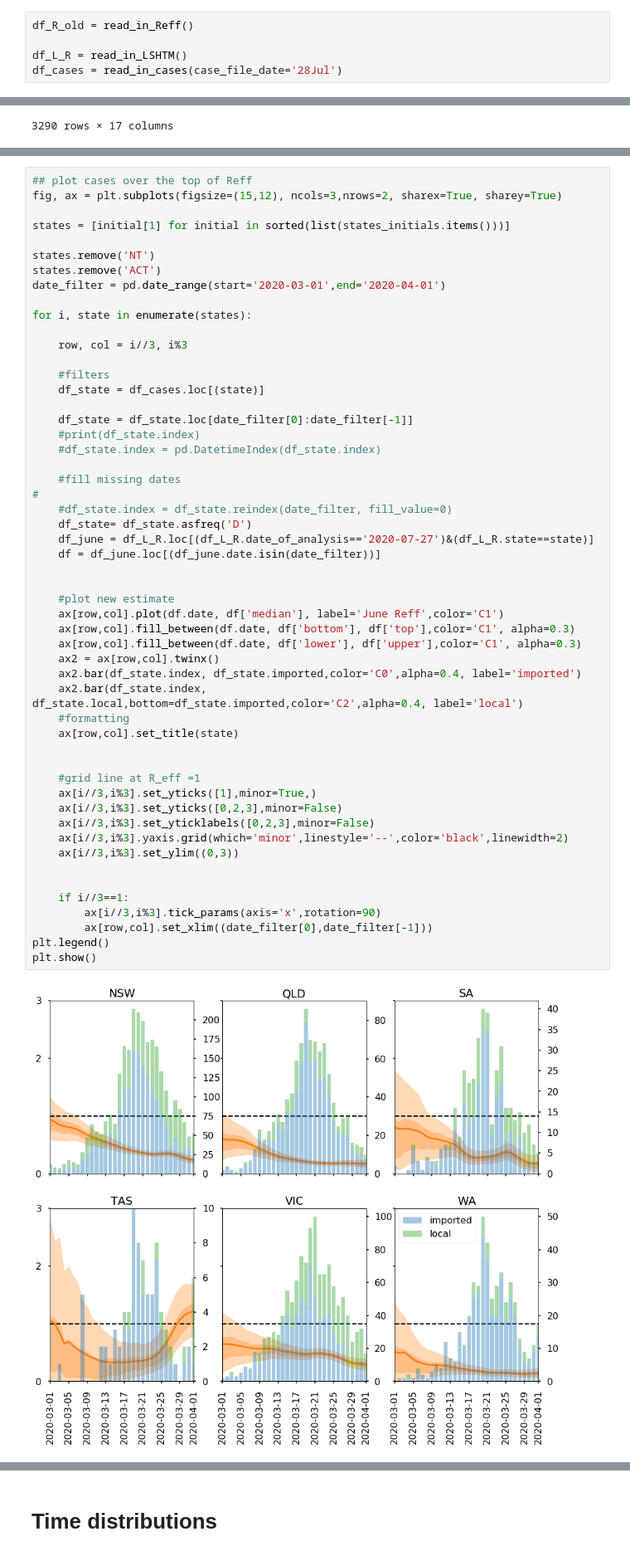
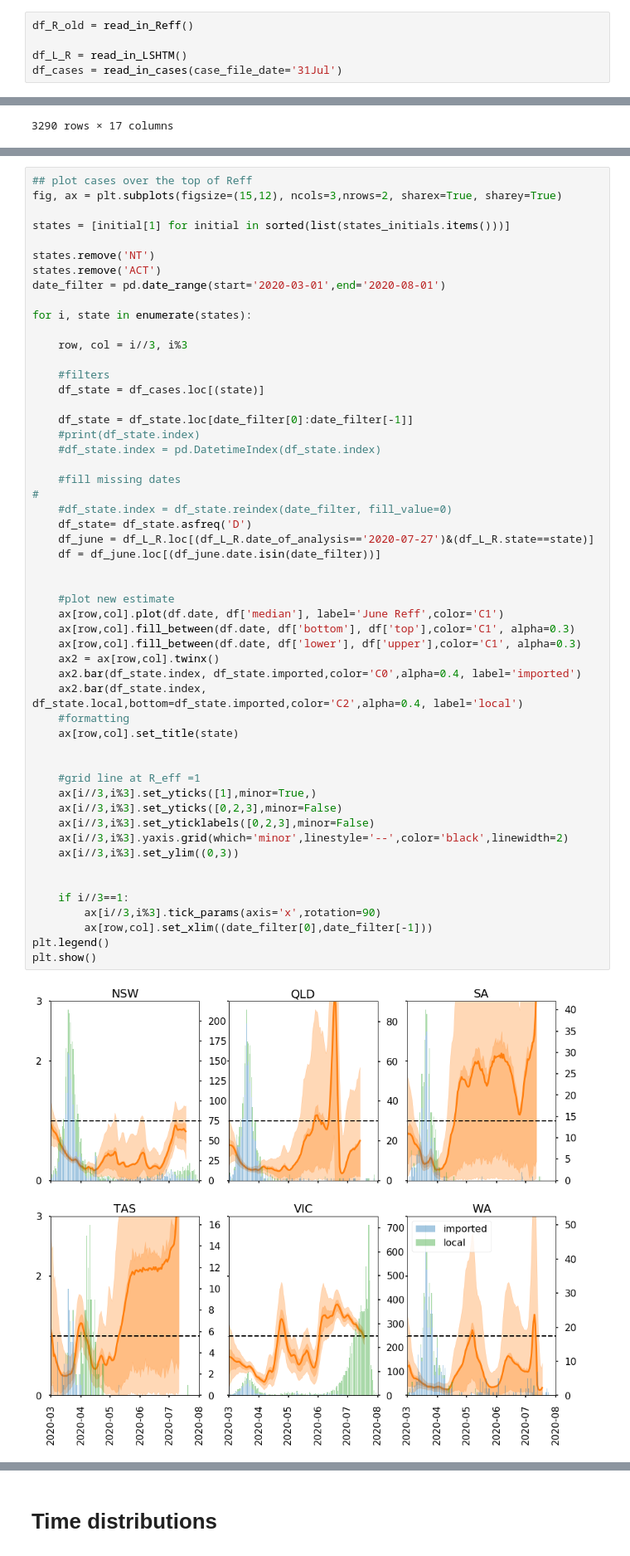
Before and after one commit to tdennisliu/covid19-forecasting-aus, a Jupyter notebook: model/lshtm_reff.ipynb, the cells around one changed output, grey strips where cells are left out. Shown at 83% size. Drawn from its saved outputs; the diff is of its cells as text.

```diff
--- a/model/lshtm_reff.ipynb
+++ b/model/lshtm_reff.ipynb
@@ -16,7 +16,7 @@ from Reff_constants import *
 df_R_old = read_in_Reff()
 
 df_L_R = read_in_LSHTM()
-df_cases = read_in_cases(case_file_date='28Jul')
+df_cases = read_in_cases(case_file_date='31Jul')
 # %%
 df_L_R
 # %% [output]
@@ -104,7 +104,7 @@ states = [initial[1] for initial in sorted(list(states_initials.items()))]
 
 states.remove('NT')
 states.remove('ACT')
-date_filter = pd.date_range(start='2020-03-01',end='2020-04-01')
+date_filter = pd.date_range(start='2020-03-01',end='2020-08-01')
 
 for i, state in enumerate(states):
 
@@ -123,34 +123,34 @@ for i, state in enumerate(states):
     df_state= df_state.asfreq('D')
     df_june = df_L_R.loc[(df_L_R.date_of_analysis=='2020-07-27')&(df_L_R.state==state)]
     df = df_june.loc[(df_june.date.isin(date_filter))]
 
 
     #plot new estimate
     ax[row,col].plot(df.date, df['median'], label='June Reff',color='C1')
     ax[row,col].fill_between(df.date, df['bottom'], df['top'],color='C1', alpha=0.3)
     ax[row,col].fill_between(df.date, df['lower'], df['upper'],color='C1', alpha=0.3)
     ax2 = ax[row,col].twinx()
     ax2.bar(df_state.index, df_state.imported,color='C0',alpha=0.4, label='imported')
     ax2.bar(df_state.index, df_state.local,bottom=df_state.imported,color='C2',alpha=0.4, label='local')
     #formatting
     ax[row,col].set_title(state)
 
 
     #grid line at R_eff =1
     ax[i//3,i%3].set_yticks([1],minor=True,)
     ax[i//3,i%3].set_yticks([0,2,3],minor=False)
     ax[i//3,i%3].set_yticklabels([0,2,3],minor=False)
     ax[i//3,i%3].yaxis.grid(which='minor',linestyle='--',color='black',linewidth=2)
     ax[i//3,i%3].set_ylim((0,3))
 
 
     if i//3==1:
         ax[i//3,i%3].tick_params(axis='x',rotation=90)
         ax[row,col].set_xlim((date_filter[0],date_filter[-1]))
 plt.legend()
 plt.show()
 # %% [output]
-[figure, old version]
+[figure, new version]
 # %%
 fig, ax = plt.subplots(figsize=(15,12))
 
```
Also changed, not shown: parts of 11 cells of this notebook.
